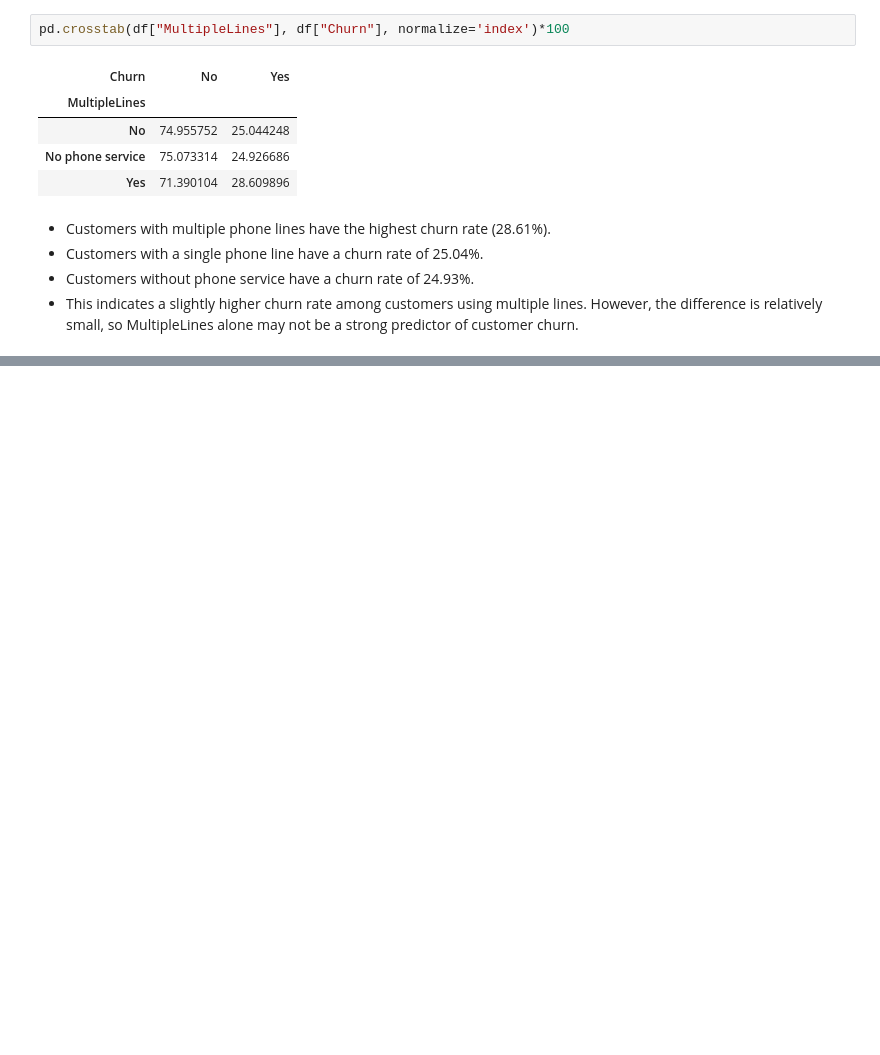
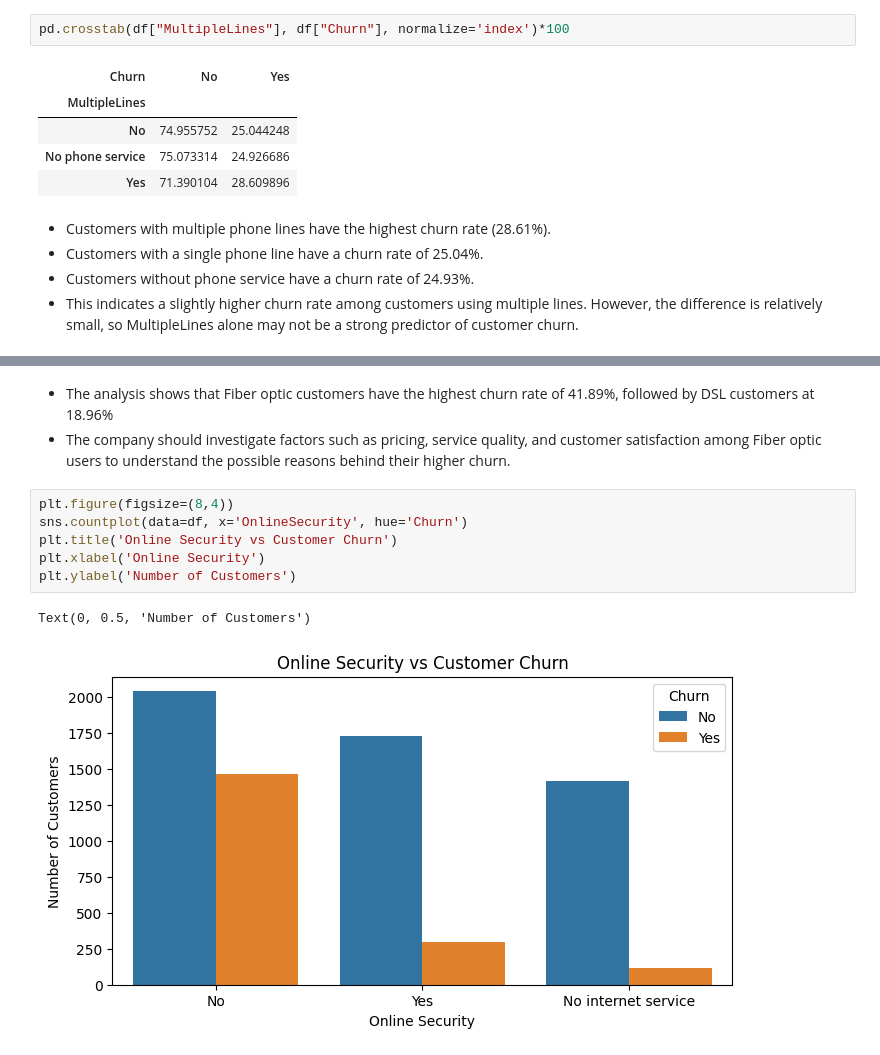
Before and after one commit to dheeraj59/Telco-Customer-Churn-EDA, a Jupyter notebook: eda.ipynb, the cells around one changed output, grey strips where cells are left out. Saved outputs shown, nothing was run; the diff lists cells and outputs as text; blank space fills up the shorter version.

```diff
--- a/eda.ipynb
+++ b/eda.ipynb
@@ -1191,0 +1209,12 @@ pd.crosstab(df["MultipleLines"], df["Churn"], normalize='index')*100
+# %% [markdown]
+- The analysis shows that Fiber optic customers have the highest churn rate of 41.89%, followed by DSL customers at 18.96%
+- The company should investigate factors such as pricing, service quality, and customer satisfaction among Fiber optic users to understand the possible reasons behind their higher churn.
+# %%
+plt.figure(figsize=(8,4))
+sns.countplot(data=df, x='OnlineSecurity', hue='Churn')
+plt.title('Online Security vs Customer Churn')
+plt.xlabel('Online Security')
+plt.ylabel('Number of Customers')
+# %% [output]
+Text(0, 0.5, 'Number of Customers')
+[figure, added]
```
Also changed, not shown: parts of 19 cells of this notebook.
